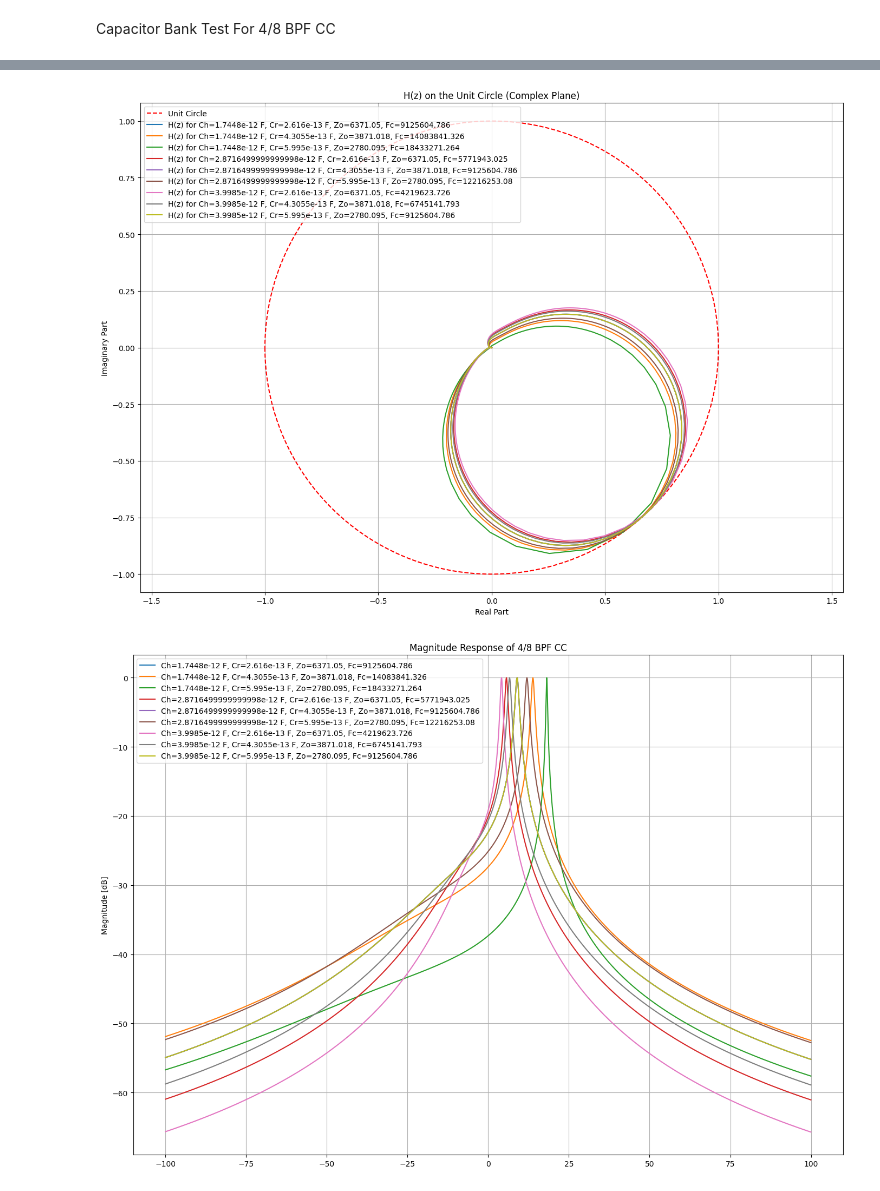
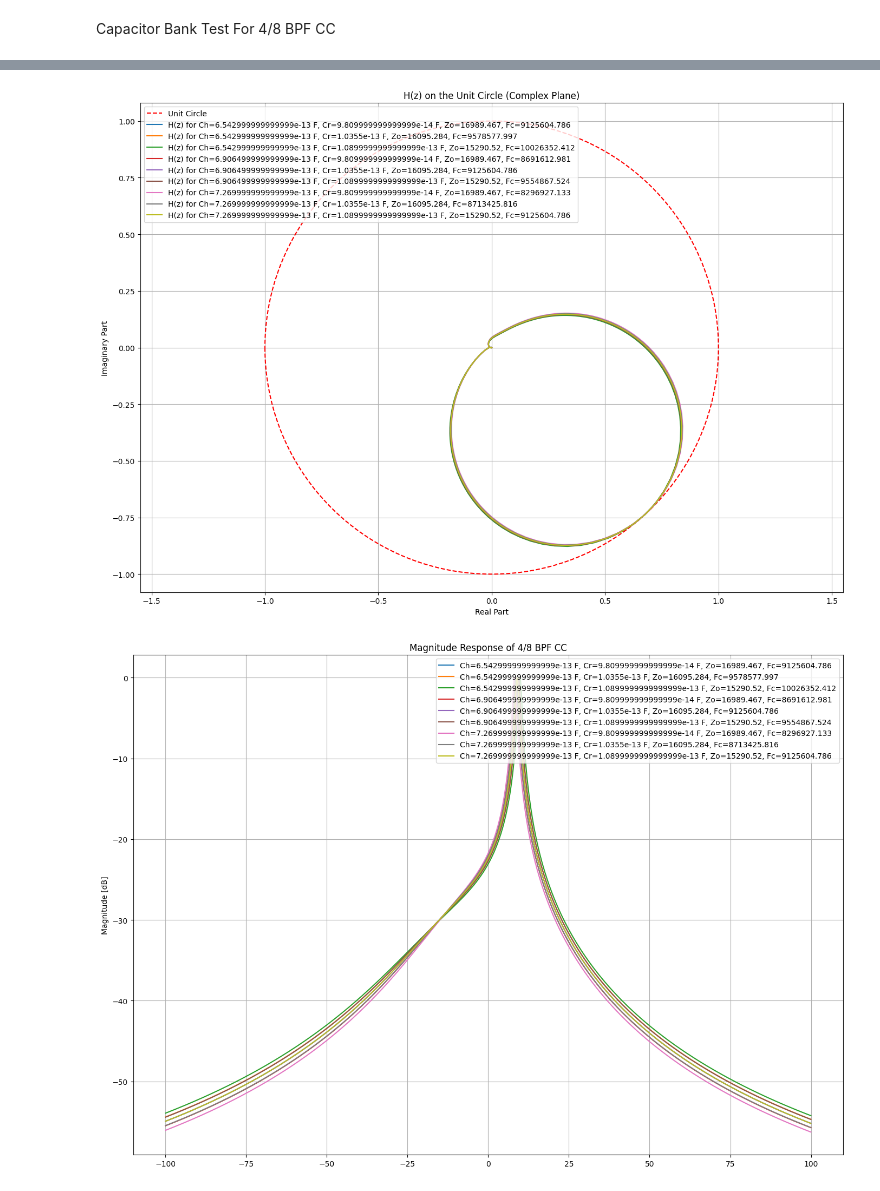
Before and after one commit to arthurmorbach/dt-filters, a Jupyter notebook: fResponse.ipynb, the cells around one changed output, grey strips where cells are left out. Drawn from its saved outputs; the diff is of its cells as text; code cells hidden in the pictures.

Commit message:
cap bank test

```diff
--- a/fResponse.ipynb
+++ b/fResponse.ipynb
@@ -438,8 +438,8 @@ fs / (2 * np.pi) =  95492965.8551372
 Capacitor Bank Test For 4/8 BPF CC
 # %%
 # Variables
-Ch = filters.cap_bank(bits=5, unity_cap=72.7e-15)
-Cr = filters.cap_bank(bits=5, unity_cap=10.9e-15)
+Ch = filters.cap_bank(bits=1, unity_cap=72.7e-15)
+Cr = filters.cap_bank(bits=1, unity_cap=10.9e-15)
 fs = 600e6
 beta = -0.4
 
@@ -532,2 +532,2 @@ fs / (2 * np.pi) =  95492965.8551372
-[figure, old version]
+[figure, new version]
-[figure, old version]
+[figure, new version]
```
Also changed, not shown: parts of 3 cells of this notebook.
